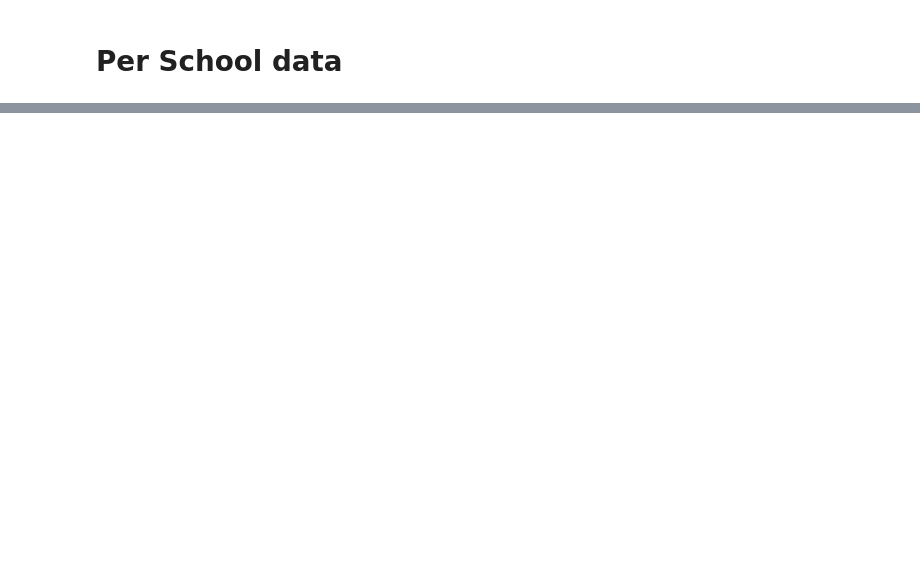
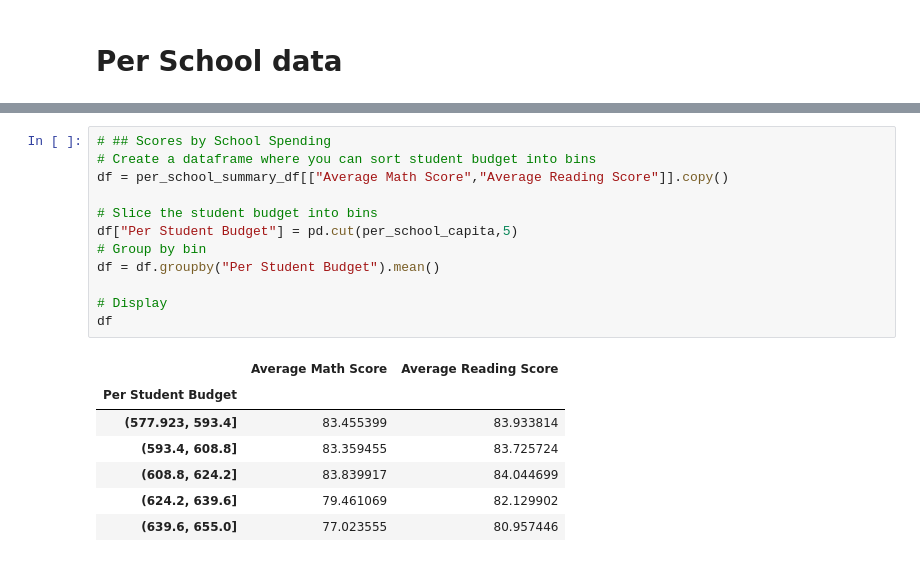
Before and after one commit to JonLev03-hub/School_District_Analysis, a Jupyter notebook: PyCitySchools.ipynb, the cells around one changed output, grey strips where cells are left out. Drawn from its saved outputs; the diff is of its cells as text; blank space fills up the shorter version.

```diff
--- a/PyCitySchools.ipynb
+++ b/PyCitySchools.ipynb
@@ -358,0 +276,20 @@ per_school_summary_df
+# %%
+# ## Scores by School Spending
+# Create a dataframe where you can sort student budget into bins
+df = per_school_summary_df[["Average Math Score","Average Reading Score"]].copy()
+
+# Slice the student budget into bins
+df["Per Student Budget"] = pd.cut(per_school_capita,5)
+# Group by bin
+df = df.groupby("Per Student Budget").mean()
+
+# Display
+df
+# %% [output]
+|  | Average Math Score | Average Reading Score |
+| Per Student Budget |  |  |
+| (577.923, 593.4] | 83.455399 | 83.933814 |
+| (593.4, 608.8] | 83.359455 | 83.725724 |
+| (608.8, 624.2] | 83.839917 | 84.044699 |
+| (624.2, 639.6] | 79.461069 | 82.129902 |
+| (639.6, 655.0] | 77.023555 | 80.957446 |
```
Also changed, not shown: parts of 12 cells of this notebook.
